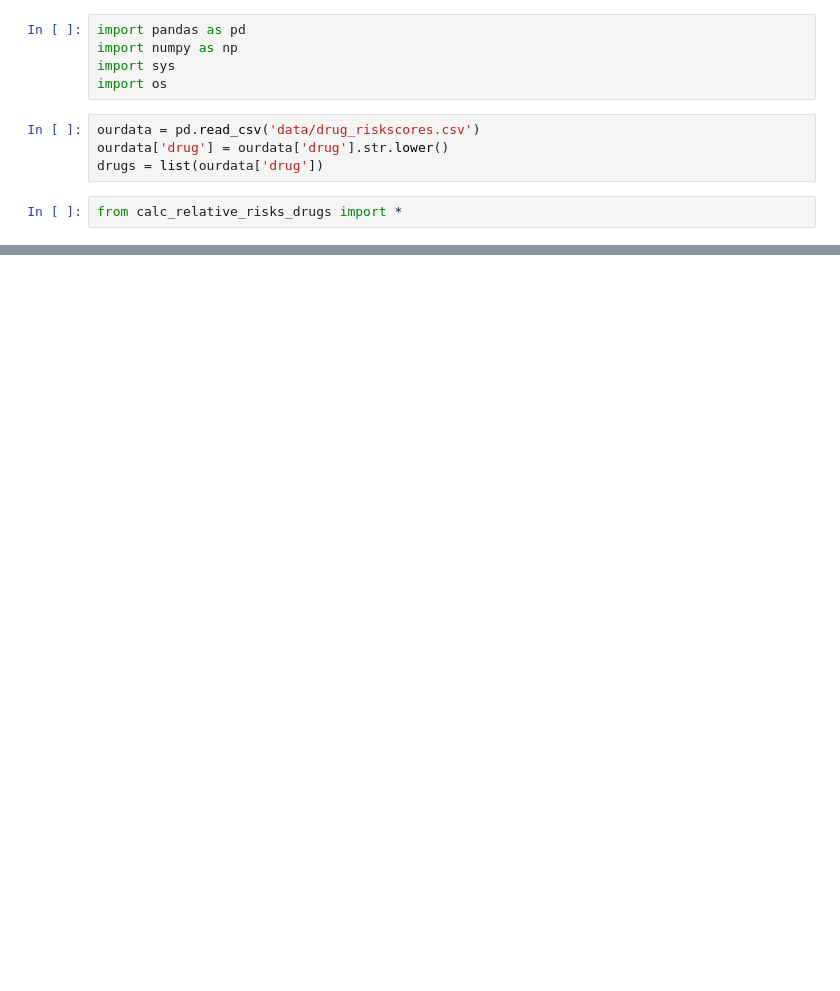
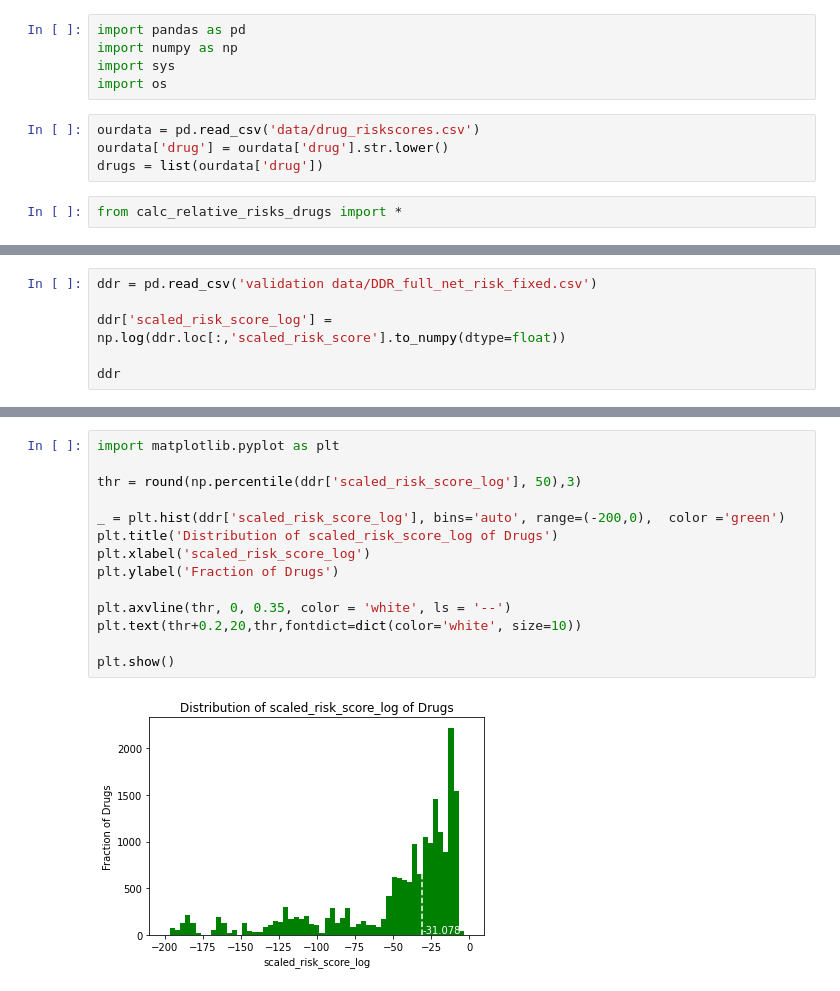
Before and after one commit to SBIYaw/459-drug-proj, a Jupyter notebook: test.ipynb, the cells around one changed output, grey strips where cells are left out. Cells and saved outputs as stored; diff of their text form; blank space fills up the shorter version.

```diff
--- a/test.ipynb
+++ b/test.ipynb
@@ -40,0 +90,6 @@ Test if candidate drugs for repurposing also appear in our drug-drug interaction
+# %%
+ddr = pd.read_csv('validation data/DDR_full_net_risk_fixed.csv')
+
+ddr['scaled_risk_score_log'] = np.log(ddr.loc[:,'scaled_risk_score'].to_numpy(dtype=float))
+
+ddr
@@ -40,0 +110,16 @@ Test if candidate drugs for repurposing also appear in our drug-drug interaction
+# %%
+import matplotlib.pyplot as plt
+
+thr = round(np.percentile(ddr['scaled_risk_score_log'], 50),3)
+
+_ = plt.hist(ddr['scaled_risk_score_log'], bins='auto', range=(-200,0),  color ='green')
+plt.title('Distribution of scaled_risk_score_log of Drugs')
+plt.xlabel('scaled_risk_score_log')
+plt.ylabel('Fraction of Drugs')
+
+plt.axvline(thr, 0, 0.35, color = 'white', ls = '--')
+plt.text(thr+0.2,20,thr,fontdict=dict(color='white', size=10))
+
+plt.show()
+# %% [output]
+[figure, added]
```
Also changed, not shown: parts of 8 cells of this notebook, 3 other files.
